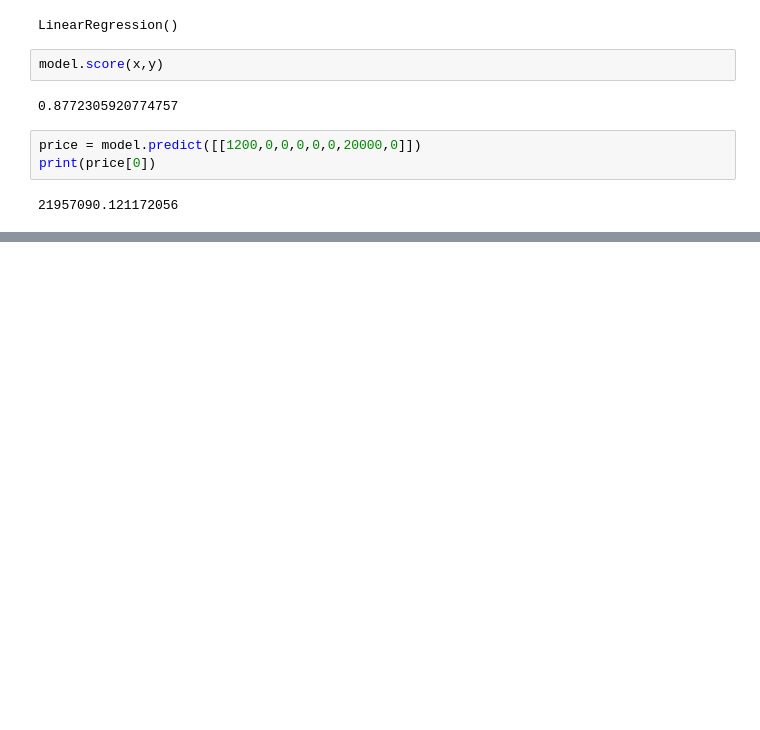
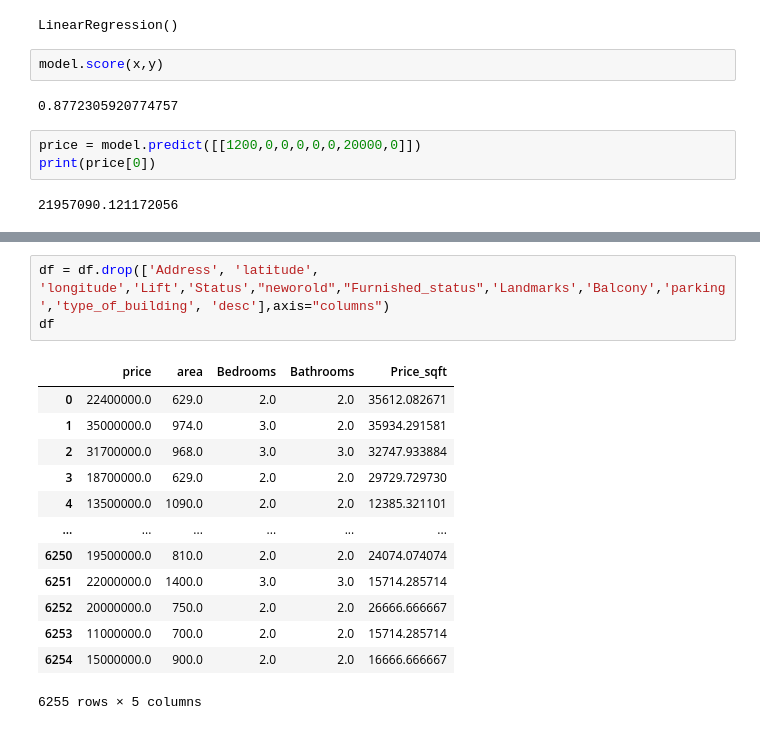
Before and after one commit to ashishyadav2/Java-Python, a Jupyter notebook: Python/Data Science/house_prediction.ipynb, the cells around one changed output, grey strips where cells are left out. Cells and saved outputs as stored; diff of their text form; blank space fills up the shorter version.

```diff
--- a/Python/Data Science/house_prediction.ipynb
+++ b/Python/Data Science/house_prediction.ipynb
@@ -148,0 +169,17 @@ print(price[0])
+# %%
+df = df.drop(['Address', 'latitude', 'longitude','Lift','Status',"neworold","Furnished_status",'Landmarks','Balcony','parking','type_of_building', 'desc'],axis="columns")
+df
+# %% [output]
+|  | price | area | Bedrooms | Bathrooms | Price_sqft |
+| 0 | 22400000.0 | 629.0 | 2.0 | 2.0 | 35612.082671 |
+| 1 | 35000000.0 | 974.0 | 3.0 | 2.0 | 35934.291581 |
+| 2 | 31700000.0 | 968.0 | 3.0 | 3.0 | 32747.933884 |
+| 3 | 18700000.0 | 629.0 | 2.0 | 2.0 | 29729.729730 |
+| 4 | 13500000.0 | 1090.0 | 2.0 | 2.0 | 12385.321101 |
+| ... | ... | ... | ... | ... | ... |
+| 6250 | 19500000.0 | 810.0 | 2.0 | 2.0 | 24074.074074 |
+| 6251 | 22000000.0 | 1400.0 | 3.0 | 3.0 | 15714.285714 |
+| 6252 | 20000000.0 | 750.0 | 2.0 | 2.0 | 26666.666667 |
+| 6253 | 11000000.0 | 700.0 | 2.0 | 2.0 | 15714.285714 |
+| 6254 | 15000000.0 | 900.0 | 2.0 | 2.0 | 16666.666667 |
+6255 rows × 5 columns
```
Also changed, not shown: parts of 17 cells of this notebook, 2 other files.
